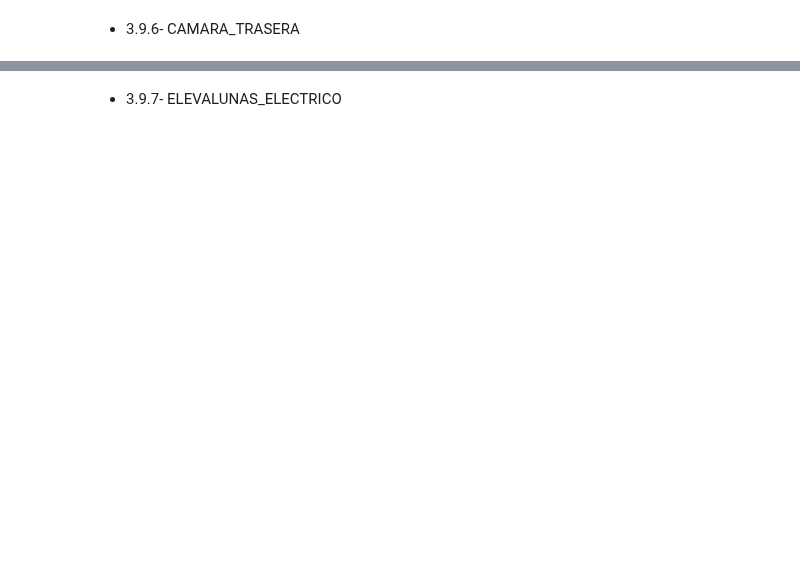
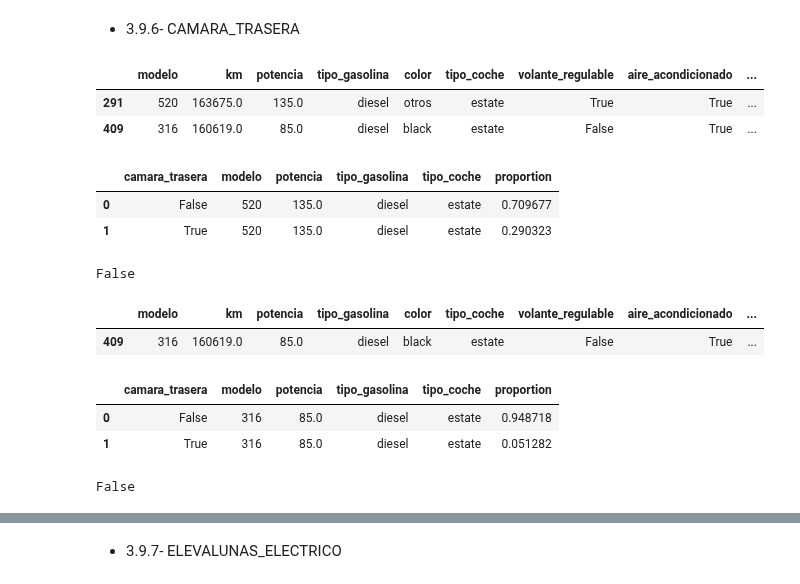
Before and after one commit to tvgtech/BMW_Proj, a Jupyter notebook: Grupo6_EDA_BMW.ipynb, the cells around one changed output, grey strips where cells are left out. Drawn from its saved outputs; the diff is of its cells as text; code cells hidden in the pictures; blank space fills up the shorter version.

```diff
--- a/Grupo6_EDA_BMW.ipynb
+++ b/Grupo6_EDA_BMW.ipynb
@@ -717,0 +845,2 @@ bmw9 = pd.read_csv('dataset/3-9-4_nulos.csv')
+# %%
+bmw9.dropna(subset='volante_regulable', inplace=True)
@@ -718,2 +870,41 @@ bmw9 = pd.read_csv('dataset/3-9-4_nulos.csv')
 # %% [markdown]
 - 3.9.6- CAMARA_TRASERA
+# %%
+bmw9[bmw9.camara_trasera.isnull()]
+# %% [output]
+|  | modelo | km | potencia | tipo_gasolina | color | tipo_coche | volante_regulable | aire_acondicionado | ... |
+| 291 | 520 | 163675.0 | 135.0 | diesel | otros | estate | True | True | ... |
+| 409 | 316 | 160619.0 | 85.0 | diesel | black | estate | False | True | ... |
+# %%
+#Evaluamos el modelo 520 (indice 291) para ver si podemos imputar la camara_trasera
+bmw9[['camara_trasera','modelo', 'potencia','tipo_gasolina','tipo_coche']][(bmw9['modelo']=='520')&(bmw9['potencia']==135)&(bmw9['tipo_gasolina']=='diesel')&(bmw9['tipo_coche']=='estate')].value_counts(normalize=True).reset_index()
+# %% [output]
+|  | camara_trasera | modelo | potencia | tipo_gasolina | tipo_coche | proportion |
+| 0 | False | 520 | 135.0 | diesel | estate | 0.709677 |
+| 1 | True | 520 | 135.0 | diesel | estate | 0.290323 |
+# %%
+# Imputamos el valor False
+bmw9.loc[[291],['camara_trasera']]=False
+# Comprobación
+bmw9.loc[291]['camara_trasera']
+# %% [output]
+False
+# %%
+bmw9[bmw9.camara_trasera.isnull()]
+# %% [output]
+|  | modelo | km | potencia | tipo_gasolina | color | tipo_coche | volante_regulable | aire_acondicionado | ... |
+| 409 | 316 | 160619.0 | 85.0 | diesel | black | estate | False | True | ... |
+# %%
+#Evaluamos el modelo 316 (indice 409) para ver si podemos imputar la camara_trasera
+bmw9[['camara_trasera','modelo', 'potencia','tipo_gasolina','tipo_coche']][(bmw9['modelo']=='316')&(bmw9['potencia']==85)&(bmw9['tipo_gasolina']=='diesel')&(bmw9['tipo_coche']=='estate')].value_counts(normalize=True).reset_index()
+# %% [output]
+|  | camara_trasera | modelo | potencia | tipo_gasolina | tipo_coche | proportion |
+| 0 | False | 316 | 85.0 | diesel | estate | 0.948718 |
+| 1 | True | 316 | 85.0 | diesel | estate | 0.051282 |
+# %%
+# Imputamos el valor False
+bmw9.loc[[409],['camara_trasera']]=False
+# Comprobación
+bmw9.loc[409]['camara_trasera']
+# %% [output]
+False
```
Also changed, not shown: parts of 32 cells of this notebook.
